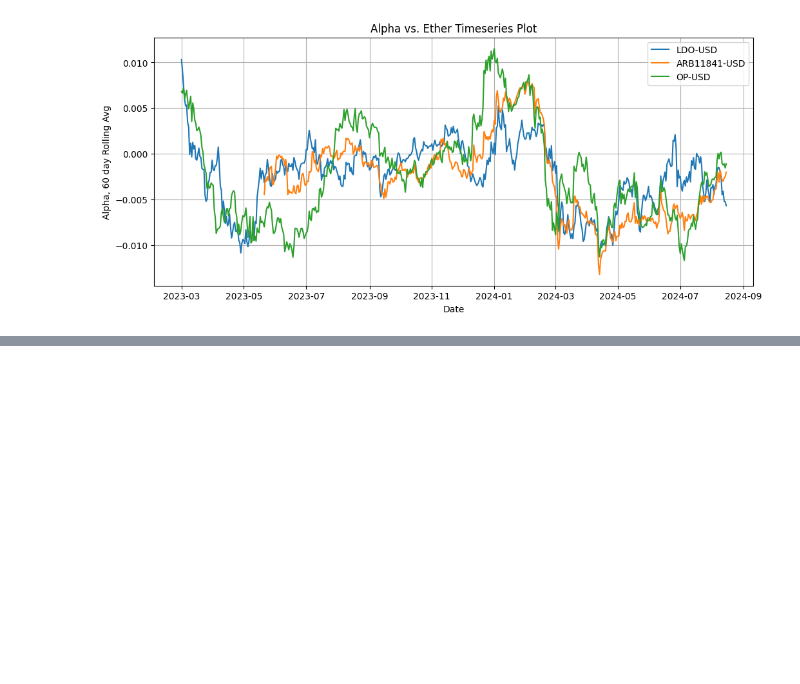
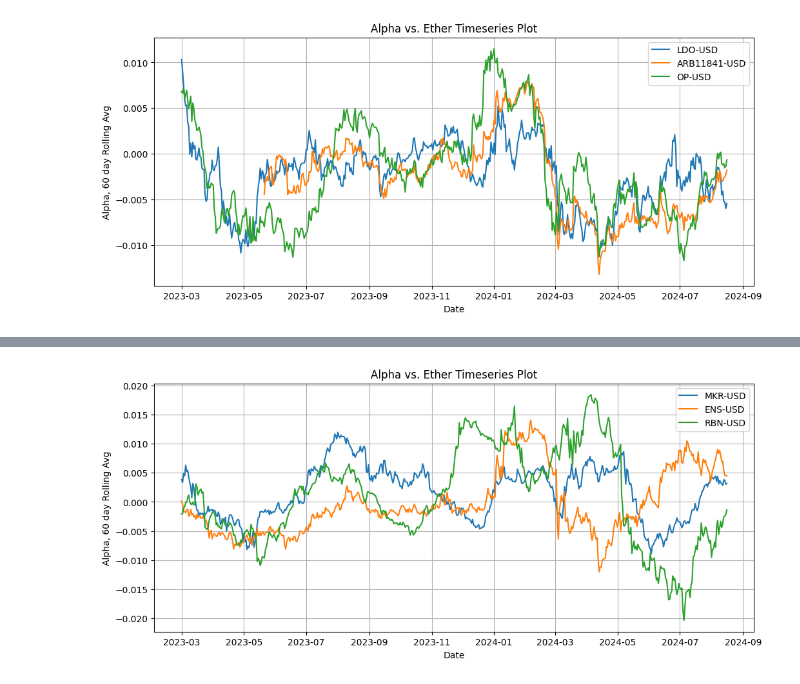
Before and after one commit to SlavkoMuzdeka/Very-Eary-Ventures---Beta-Analysis, a Jupyter notebook: beta_eda.ipynb, the cells around one changed output, grey strips where cells are left out. Saved outputs shown, nothing was run; the diff lists cells and outputs as text; code cells hidden in the pictures; blank space fills up the shorter version.

```diff
--- a/beta_eda.ipynb
+++ b/beta_eda.ipynb
@@ -853,0 +861,4 @@ plt = show_timeseries_plot(alpha_df, ['LDO-USD', 'ARB11841-USD', 'OP-USD'], 'Alp
+# %%
+plt = show_timeseries_plot(alpha_df, ['MKR-USD', 'ENS-USD', 'RBN-USD'], 'Alpha')
+# %% [output]
+[figure, added]
```
Also changed, not shown: parts of 16 cells of this notebook.
